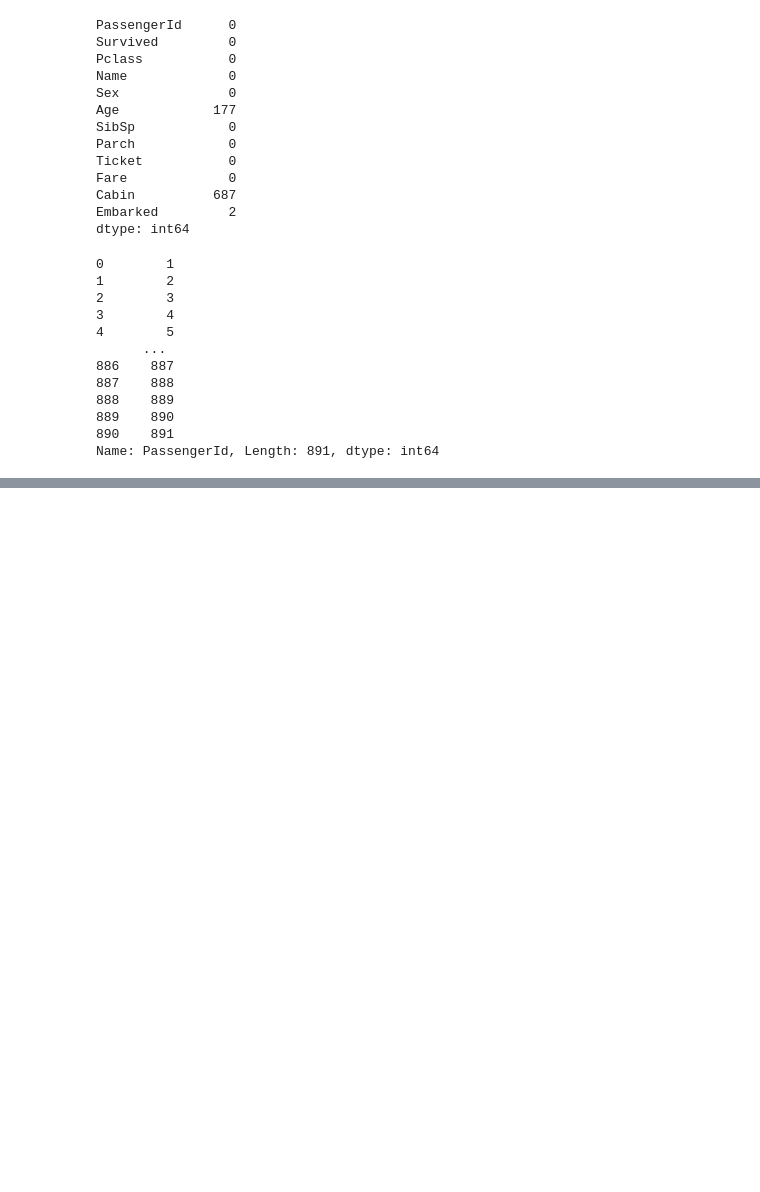
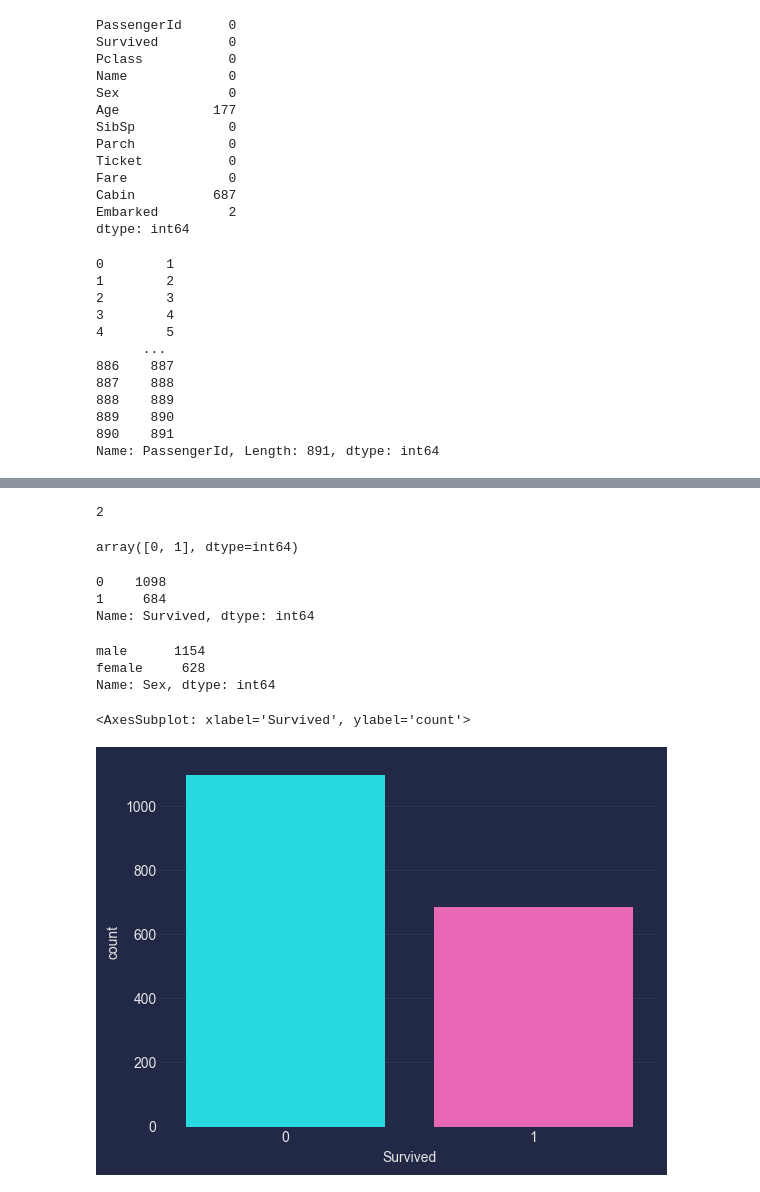
Before and after one commit to WallisonSantos/AppPy, a Jupyter notebook: analise.ipynb, the cells around one changed output, grey strips where cells are left out. Cells and saved outputs as stored; diff of their text form; code cells hidden in the pictures; blank space fills up the shorter version.

```diff
--- a/analise.ipynb
+++ b/analise.ipynb
@@ -264,0 +318,25 @@ train
+# %%
+titanic['Survived'].nunique() # Apenas duas opções
+# %% [output]
+2
+# %%
+titanic['Survived'].unique() # Valores que estão nesta coluna
+# %% [output]
+array([0, 1], dtype=int64)
+# %%
+titanic['Survived'].value_counts() # Quantidade para os respectivos valores
+# %% [output]
+0    1098
+1     684
+Name: Survived, dtype: int64
+# %%
+titanic['Sex'].value_counts()
+# %% [output]
+male      1154
+female     628
+Name: Sex, dtype: int64
+# %%
+seaborn.countplot(data=titanic, x='Survived')
+# %% [output]
+<AxesSubplot: xlabel='Survived', ylabel='count'>
+[figure, added]
```
Also changed, not shown: parts of 15 cells of this notebook.
